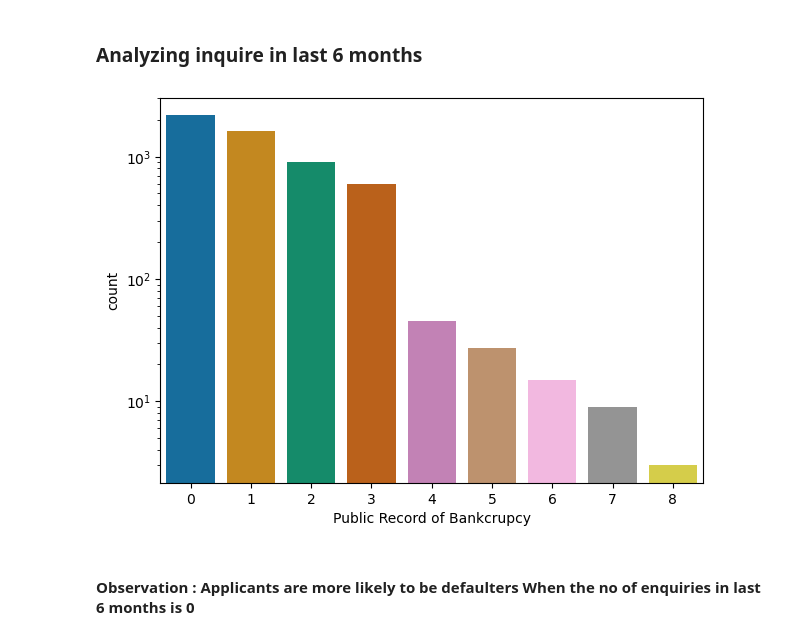
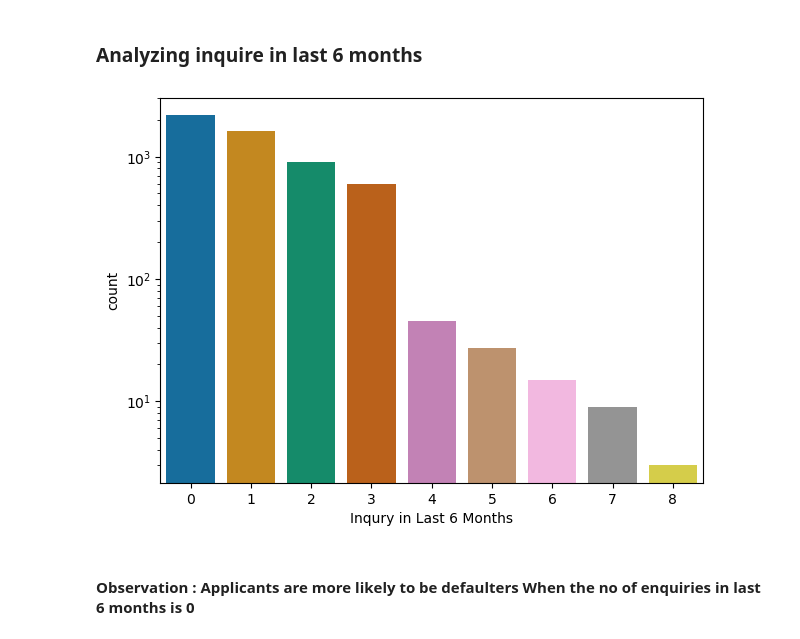
Before and after one commit to Smrutirekha90/Lending_Club_Case_Study, a Jupyter notebook: Smrutirekha_khatua_Lending_Club.ipynb, the cells around one changed output. Saved outputs shown, nothing was run; the diff lists cells and outputs as text; code cells hidden in the pictures.

```diff
--- a/Smrutirekha_khatua_Lending_Club.ipynb
+++ b/Smrutirekha_khatua_Lending_Club.ipynb
@@ -728,9 +745,9 @@ for cat in cols_to_plot:
 # %% [markdown]
 ### Analyzing inquire in last 6 months
 # %%
-plot_category_bar('inq_last_6mths', 'Public Record of Bankcrupcy', 7, 5)
+plot_category_bar('inq_last_6mths', 'Inqury in Last 6 Months', 7, 5)
 # %% [output]
-[figure, old version]
+[figure, new version]
 # %% [markdown]
 #### Observation : Applicants are more likely to be defaulters When the no of enquiries in last 6 months is 0
 # %% [markdown]
```
Also changed, not shown: parts of 7 cells of this notebook, 1 other file.
